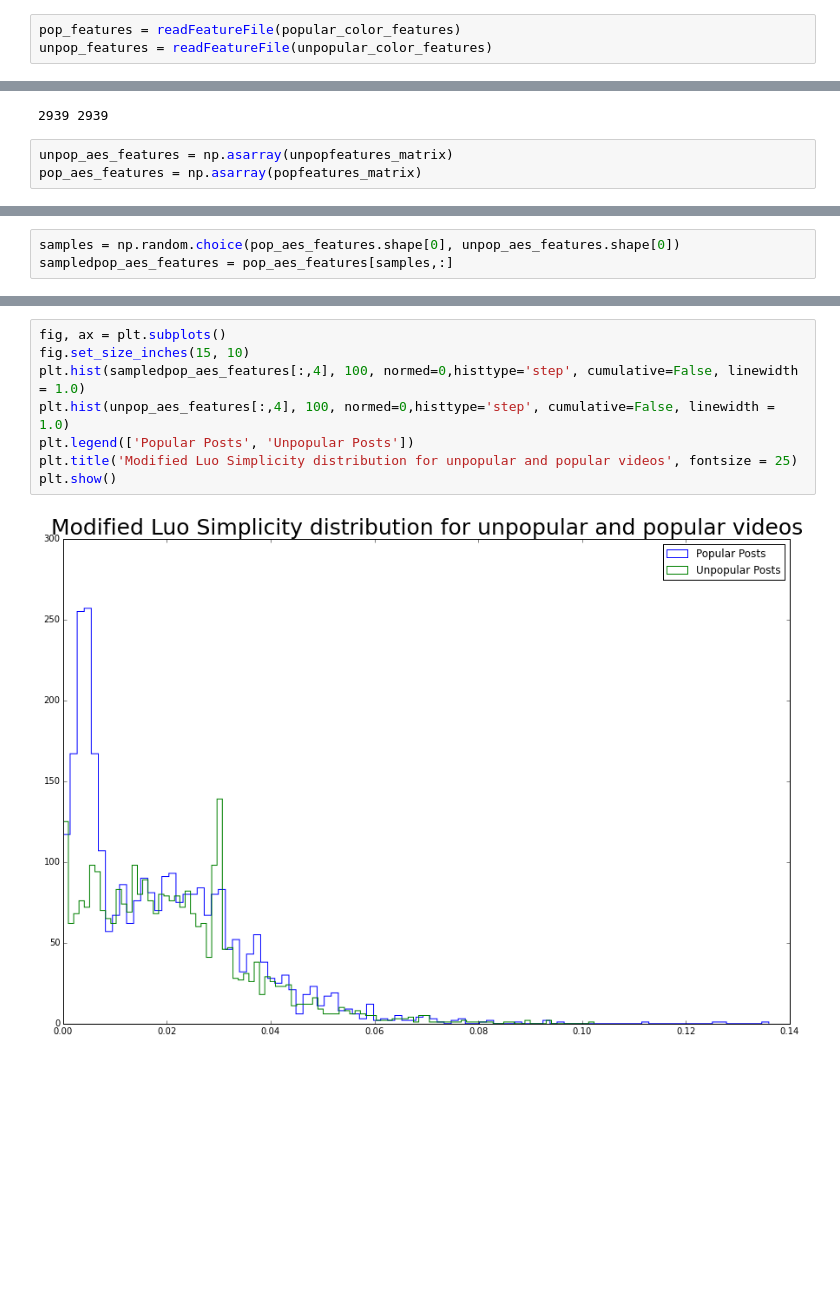
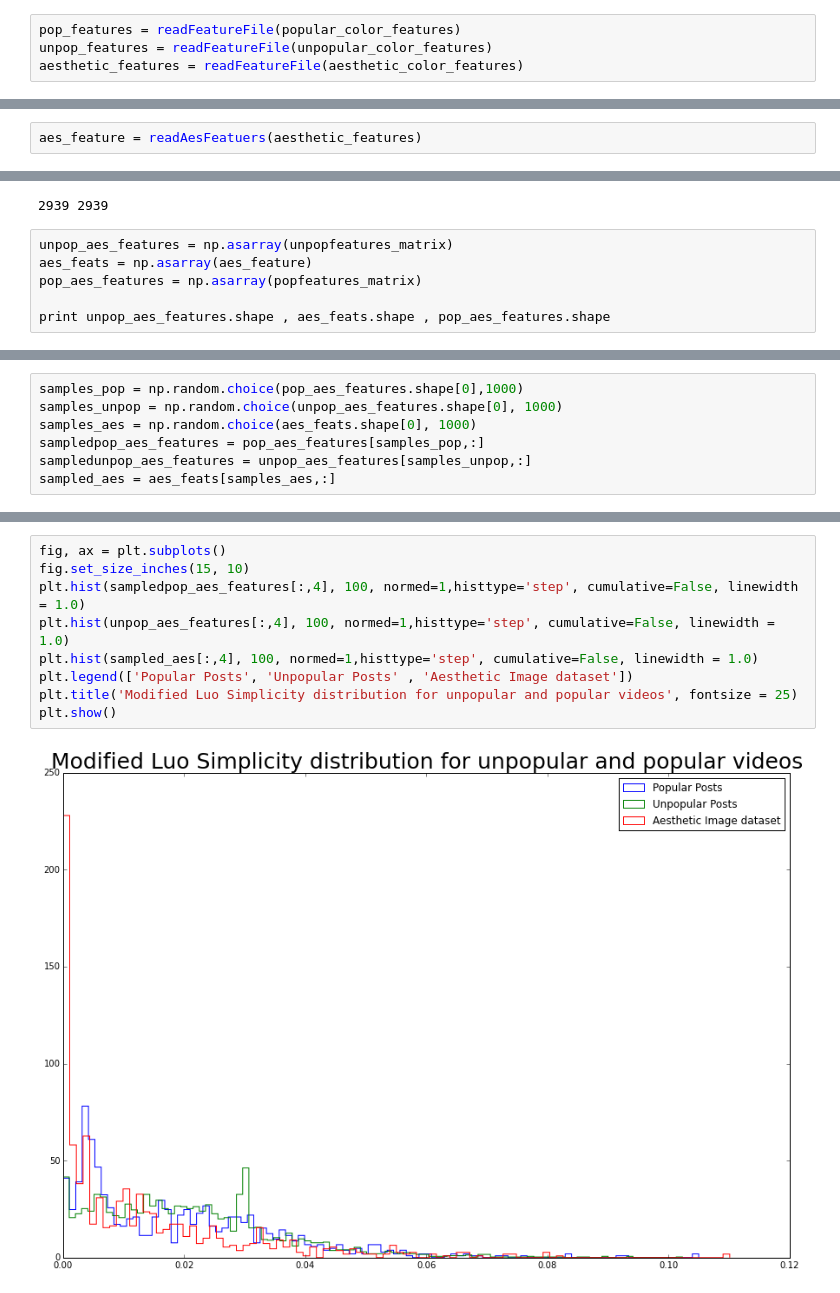
Before and after one commit to sagarjoglekar/vineCrawl, a Jupyter notebook: notebooks/AestheticFeatureAnalysis.ipynb, the cells around one changed output, grey strips where cells are left out. Saved outputs shown, nothing was run; the diff lists cells and outputs as text; blank space fills up the shorter version.

```diff
--- a/notebooks/AestheticFeatureAnalysis.ipynb
+++ b/notebooks/AestheticFeatureAnalysis.ipynb
@@ -51,6 +62,7 @@ def readFeatures(lines):
 # %%
 pop_features = readFeatureFile(popular_color_features)
 unpop_features = readFeatureFile(unpopular_color_features)
+aesthetic_features = readFeatureFile(aesthetic_color_features)
 # %% [output]
 50187
 5367
@@ -58,10 +71,15 @@ unpop_features = readFeatureFile(unpopular_color_features)
 popfeatures_matrix , popposts = readFeatures(pop_features)
 # %%
 unpopfeatures_matrix , unpopposts = readFeatures(unpop_features)
+# %%
+aes_feature = readAesFeatuers(aesthetic_features)
 # %%
 print len(unpopfeatures_matrix) , len(unpopposts)
 # %% [output]
 2939 2939
 # %%
 unpop_aes_features = np.asarray(unpopfeatures_matrix)
+aes_feats = np.asarray(aes_feature)
 pop_aes_features = np.asarray(popfeatures_matrix)
+
+print unpop_aes_features.shape , aes_feats.shape , pop_aes_features.shape
@@ -68,4 +88,8 @@ pop_aes_features = np.asarray(popfeatures_matrix)
 # %%
-samples = np.random.choice(pop_aes_features.shape[0], unpop_aes_features.shape[0])
-sampledpop_aes_features = pop_aes_features[samples,:]
+samples_pop = np.random.choice(pop_aes_features.shape[0],1000)
+samples_unpop = np.random.choice(unpop_aes_features.shape[0], 1000)
+samples_aes = np.random.choice(aes_feats.shape[0], 1000)
+sampledpop_aes_features = pop_aes_features[samples_pop,:]
+sampledunpop_aes_features = unpop_aes_features[samples_unpop,:]
+sampled_aes = aes_feats[samples_aes,:]
 # %%
@@ -91,10 +116,11 @@ print np.mean(unpop_aes_features[:,7]) , np.var(unpop_aes_features[:,7])
 # %%
 fig, ax = plt.subplots()
 fig.set_size_inches(15, 10)
-plt.hist(sampledpop_aes_features[:,4], 100, normed=0,histtype='step', cumulative=False, linewidth = 1.0)
-plt.hist(unpop_aes_features[:,4], 100, normed=0,histtype='step', cumulative=False, linewidth = 1.0)
-plt.legend(['Popular Posts', 'Unpopular Posts'])
+plt.hist(sampledpop_aes_features[:,4], 100, normed=1,histtype='step', cumulative=False, linewidth = 1.0)
+plt.hist(unpop_aes_features[:,4], 100, normed=1,histtype='step', cumulative=False, linewidth = 1.0)
+plt.hist(sampled_aes[:,4], 100, normed=1,histtype='step', cumulative=False, linewidth = 1.0)
+plt.legend(['Popular Posts', 'Unpopular Posts' , 'Aesthetic Image dataset'])
 plt.title('Modified Luo Simplicity distribution for unpopular and popular videos', fontsize = 25)
 plt.show()
 # %% [output]
-[figure, old version]
+[figure, new version]
```
Also changed, not shown: parts of 16 cells of this notebook, 1 other file.
